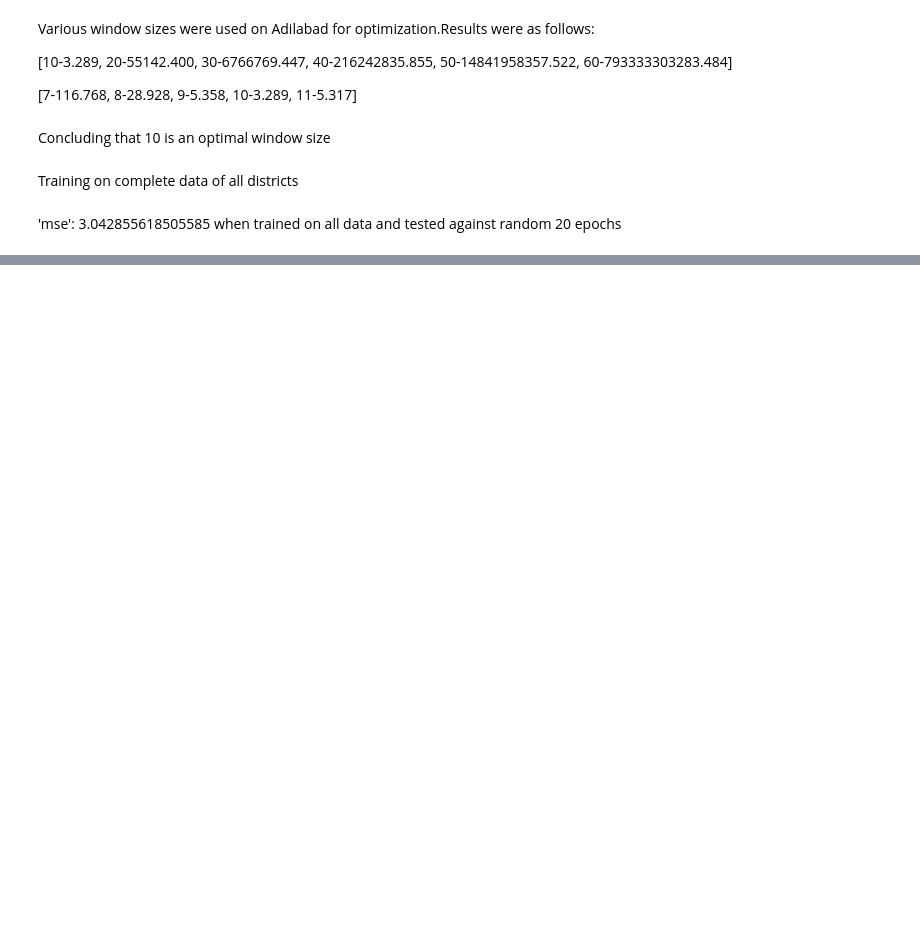
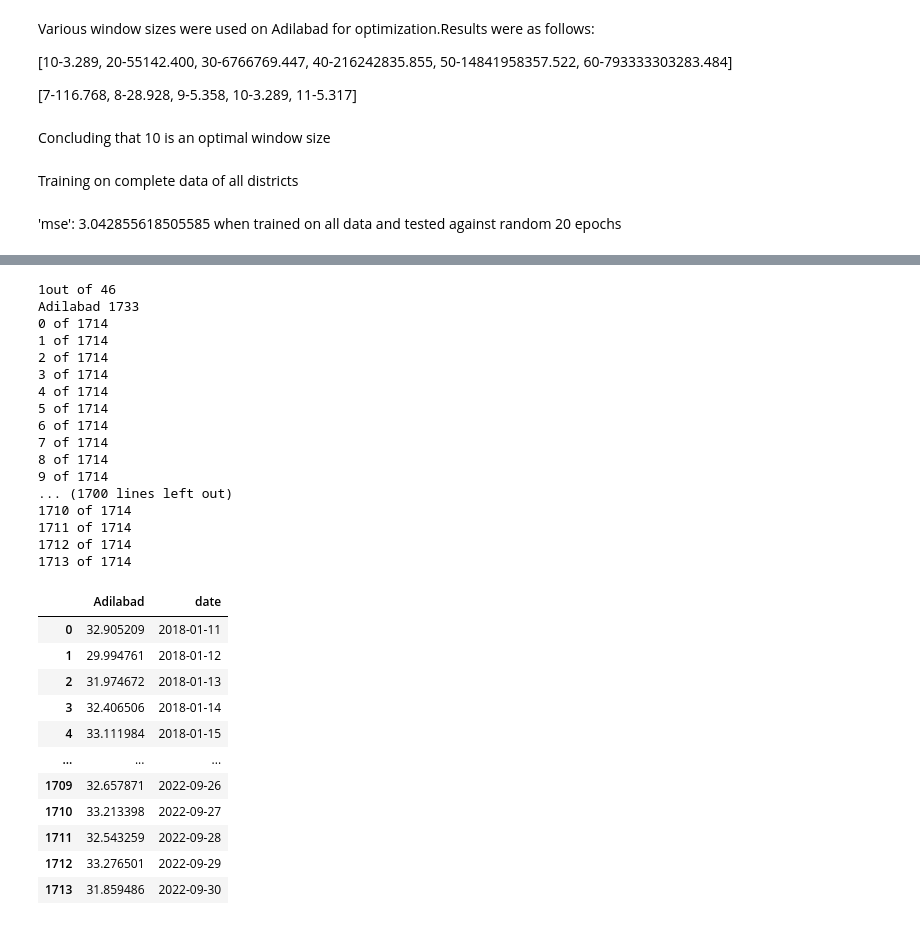
Before and after one commit to VDliveson/HACK-NASSCOM, a Jupyter notebook: lstm/univariate_lstm.ipynb, the cells around one changed output, grey strips where cells are left out. Saved outputs shown, nothing was run; the diff lists cells and outputs as text; code cells hidden in the pictures; blank space fills up the shorter version.

```diff
--- a/lstm/univariate_lstm.ipynb
+++ b/lstm/univariate_lstm.ipynb
@@ -158,3 +212,7 @@ for district in data['district'].unique():
+# %%
+model = tf.keras.models.load_model('saved_model/model_e20_w5')
+n_steps = 5
+n_features = 1
 # %% [markdown]
 'mse': 3.042855618505585 when trained on all data and tested against random 20 epochs
 # %%
@@ -163,7 +221,13 @@ data_unique_district_date = get_data('Adilabad','date')
 
 
 X,y = convertUnivariateData(data_unique_district_date, data_unique_district_temp,n_steps,n_features)
-mse = evalLSTM(model,X,y,10,1)
-plt.plot(y)
-plt.plot(mse['y_predict'])
-plt.show()
+metrics = evalLSTM(model,X,y,5,1)
+# %%
+temp_2023 = np.array([29.0,28.0,27.0,21.0,19.0,26.0,27.0,28.0,30.0,31.0])
+temp_window = temp_2023[-10:]
+for i in range(100):
+    temp_window = temp_window.reshape(1, n_steps, n_features)
+    predicted_value = model.predict(temp_window, verbose=0)[0][0]
+    print(predicted_value)
+    temp_2023 = np.append(temp_2023, predicted_value)
+    temp_window = temp_2023[-10:]
@@ -169,0 +267,62 @@ plt.show()
+# %%
+# %%script false
+
+final_df = pd.DataFrame()
+
+
+
+i = 1
+# for district in data['district'].unique():
+for district in ['Adilabad']:
+    temp_df = pd.DataFrame()
+    print(str(i) + "out of "+str(len(data['district'].unique())))
+
+    data_unique_district_temp = get_data(district,'temp_max')
+    data_unique_district_date = get_data(district,'date')
+
+    print(district,str(len(data_unique_district_temp)))
+    X,y = split_sequence(data_unique_district_date, data_unique_district_temp,n_steps,n_features)
+    date_X,date_y = split_sequence(data_unique_district_date,data_unique_district_date,n_steps,n_features)
+    metrics = evalLSTM(model,X,y,10,1)
+
+    temp_df['date'] = date_y
+    temp_df['predict_temp_max'] = metrics['y_predict']
+    temp_df['district'] = district
+    temp_df['window_size'] = 10
+
+    final_df.concat(temp_df)
+
+
+    i = i+1
+
+temp_df
+# %% [output]
+1out of 46
+Adilabad 1733
+0 of 1714
+1 of 1714
+2 of 1714
+3 of 1714
+4 of 1714
+5 of 1714
+6 of 1714
+7 of 1714
+8 of 1714
+9 of 1714
+... (1700 lines left out)
+1710 of 1714
+1711 of 1714
+1712 of 1714
+1713 of 1714
+|  | Adilabad | date |
+| 0 | 32.905209 | 2018-01-11 |
+| 1 | 29.994761 | 2018-01-12 |
+| 2 | 31.974672 | 2018-01-13 |
+| 3 | 32.406506 | 2018-01-14 |
+| 4 | 33.111984 | 2018-01-15 |
+| ... | ... | ... |
+| 1709 | 32.657871 | 2022-09-26 |
+| 1710 | 33.213398 | 2022-09-27 |
+| 1711 | 32.543259 | 2022-09-28 |
+| 1712 | 33.276501 | 2022-09-29 |
+| 1713 | 31.859486 | 2022-09-30 |
```
Also changed, not shown: parts of 19 cells of this notebook.
